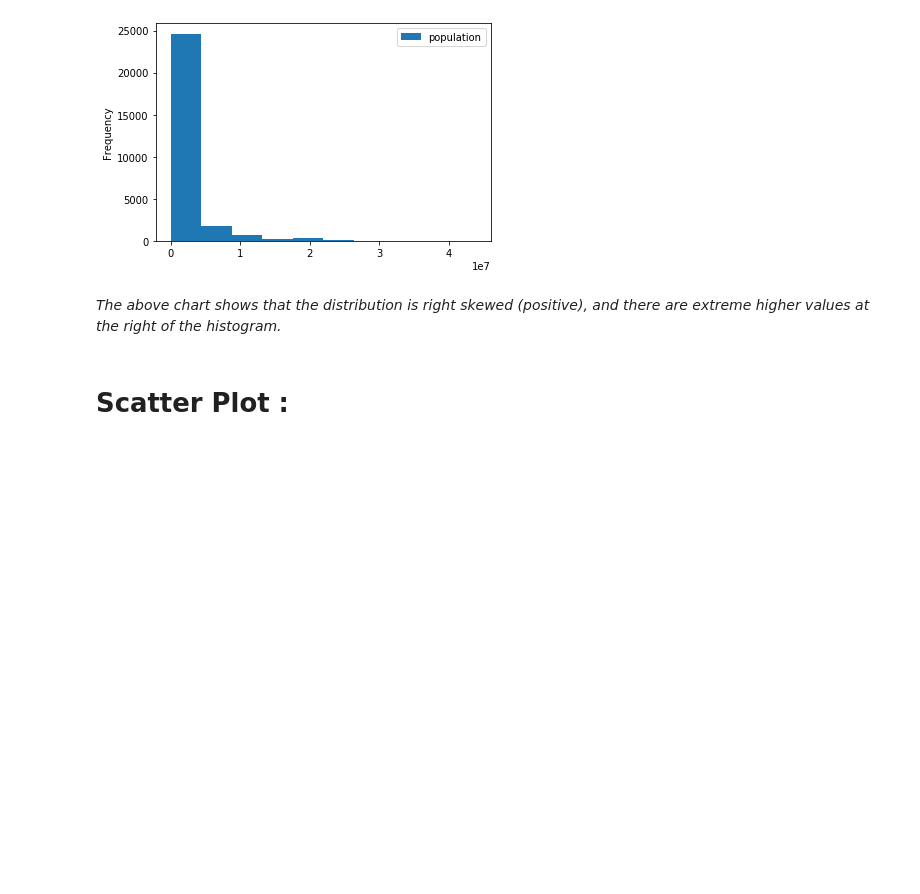
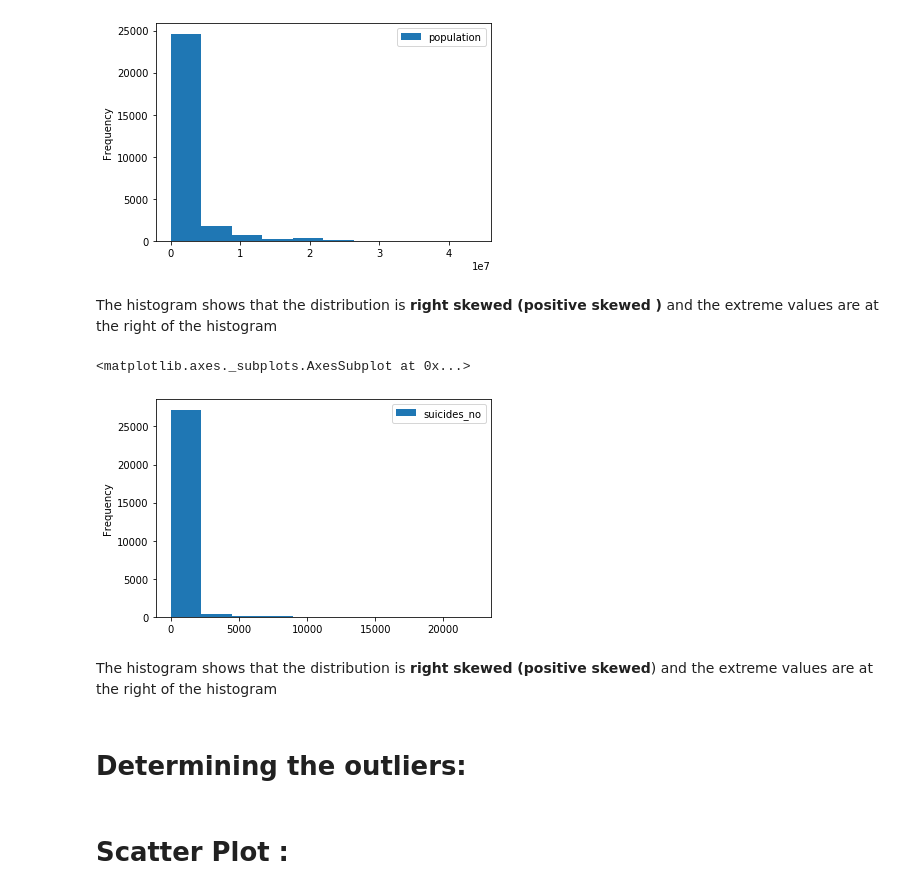
Before and after one commit to 19pa1a0441/dunnala-kartheek, a Jupyter notebook: VITBML-EDA1.ipynb, the cells around one changed output. Cells and saved outputs as stored; diff of their text form; code cells hidden in the pictures; blank space fills up the shorter version.

```diff
--- a/VITBML-EDA1.ipynb
+++ b/VITBML-EDA1.ipynb
@@ -38,7 +38,7 @@ GDP per capita - GDP per capita is a measure of a country's economic output That
 # **Reading data :**
 # %%
 # read data from csv file
-oops= pd.read_csv("/content/suicide-rates-overview-1985-to-2016 (1).zip")
+oops= pd.read_csv("/content/suicide-rates-overview-1985-to-2016.zip")
 print(oops)
 # %% [output]
           country  year  ... gdp_per_capita ($)       generation
@@ -255,7 +277,17 @@ oops.plot(x="year", y='population',kind="hist")
 <matplotlib.axes._subplots.AxesSubplot at 0x...>
 [figure]
 # %% [markdown]
-*The above chart shows that the distribution is right skewed (positive), and there are extreme higher values at the right of the histogram.*
+The histogram shows that the distribution is **right skewed (positive skewed )** and the extreme values  are at the right of the histogram
+# %%
+ # Histogram in between year and suicides_no
+oops.plot(x="year", y='suicides_no',kind="hist")
+# %% [output]
+<matplotlib.axes._subplots.AxesSubplot at 0x...>
+[figure, added]
+# %% [markdown]
+The histogram shows that the distribution is **right skewed (positive skewed**) and the extreme values are at the right of the histogram
+# %% [markdown]
+# **Determining the outliers:**
 # %% [markdown]
 # **Scatter Plot :**
 # %%
```
Also changed, not shown: parts of 12 cells of this notebook.
